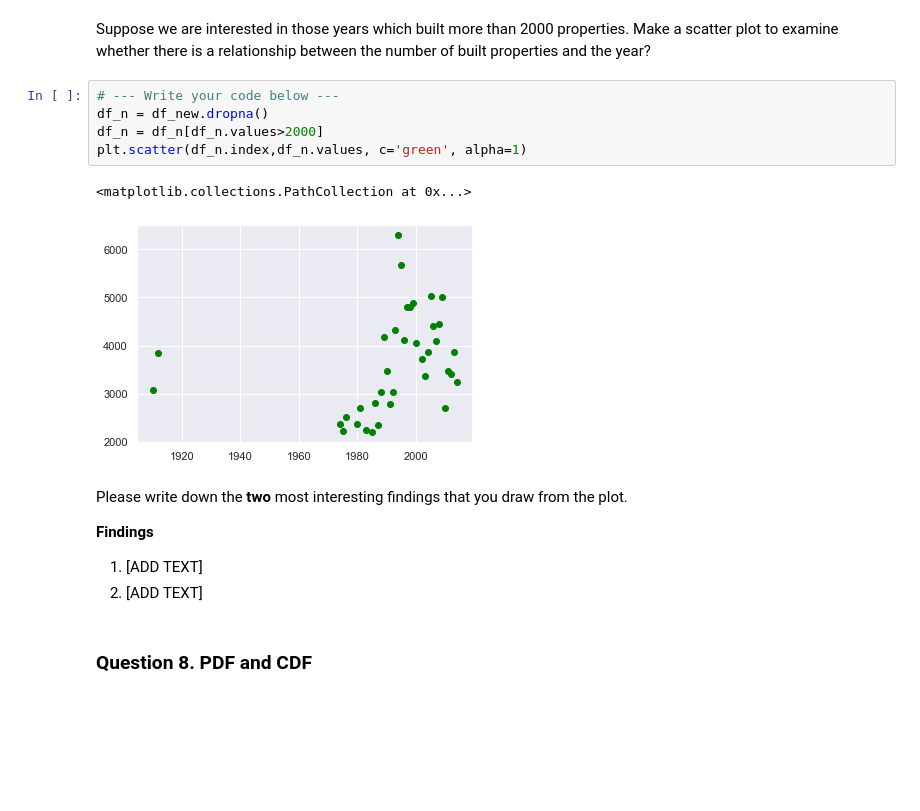
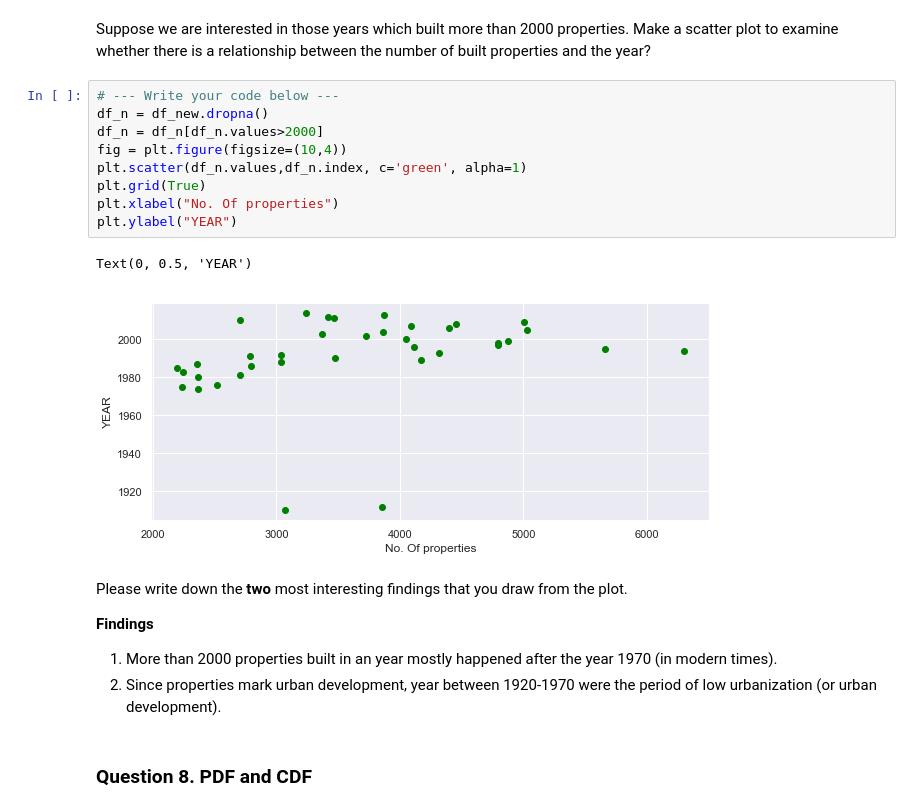
Before and after one commit to meghan14/big_data_projects_python, a Jupyter notebook: eda_bootstrapping_a4/A4.ipynb, the cells around one changed output. Cells and saved outputs as stored; diff of their text form; blank space fills up the shorter version.

```diff
--- a/eda_bootstrapping_a4/A4.ipynb
+++ b/eda_bootstrapping_a4/A4.ipynb
@@ -170,17 +156,21 @@ Suppose we are interested in those years which built more than 2000 properties.
 # %%
 # --- Write your code below ---
 df_n = df_new.dropna()
 df_n = df_n[df_n.values>2000]
-plt.scatter(df_n.index,df_n.values, c='green', alpha=1)
+fig = plt.figure(figsize=(10,4))
+plt.scatter(df_n.values,df_n.index, c='green', alpha=1)
+plt.grid(True)
+plt.xlabel("No. Of properties")
+plt.ylabel("YEAR")
 # %% [output]
-<matplotlib.collections.PathCollection at 0x...>
+Text(0, 0.5, 'YEAR')
-[figure, old version]
+[figure, new version]
 # %% [markdown]
 Please write down the **two** most interesting findings that you draw from the plot.
 
 **Findings**
-1. [ADD TEXT]
-2. [ADD TEXT]
+1. More than 2000 properties built in an year mostly happened after the year 1970 (in modern times).
+2. Since properties mark urban development, year between 1920-1970 were the period of low urbanization (or urban development).
 # %% [markdown]
 ### Question 8. PDF and CDF
 # %% [markdown]
```
Also changed, not shown: parts of 10 cells of this notebook.
